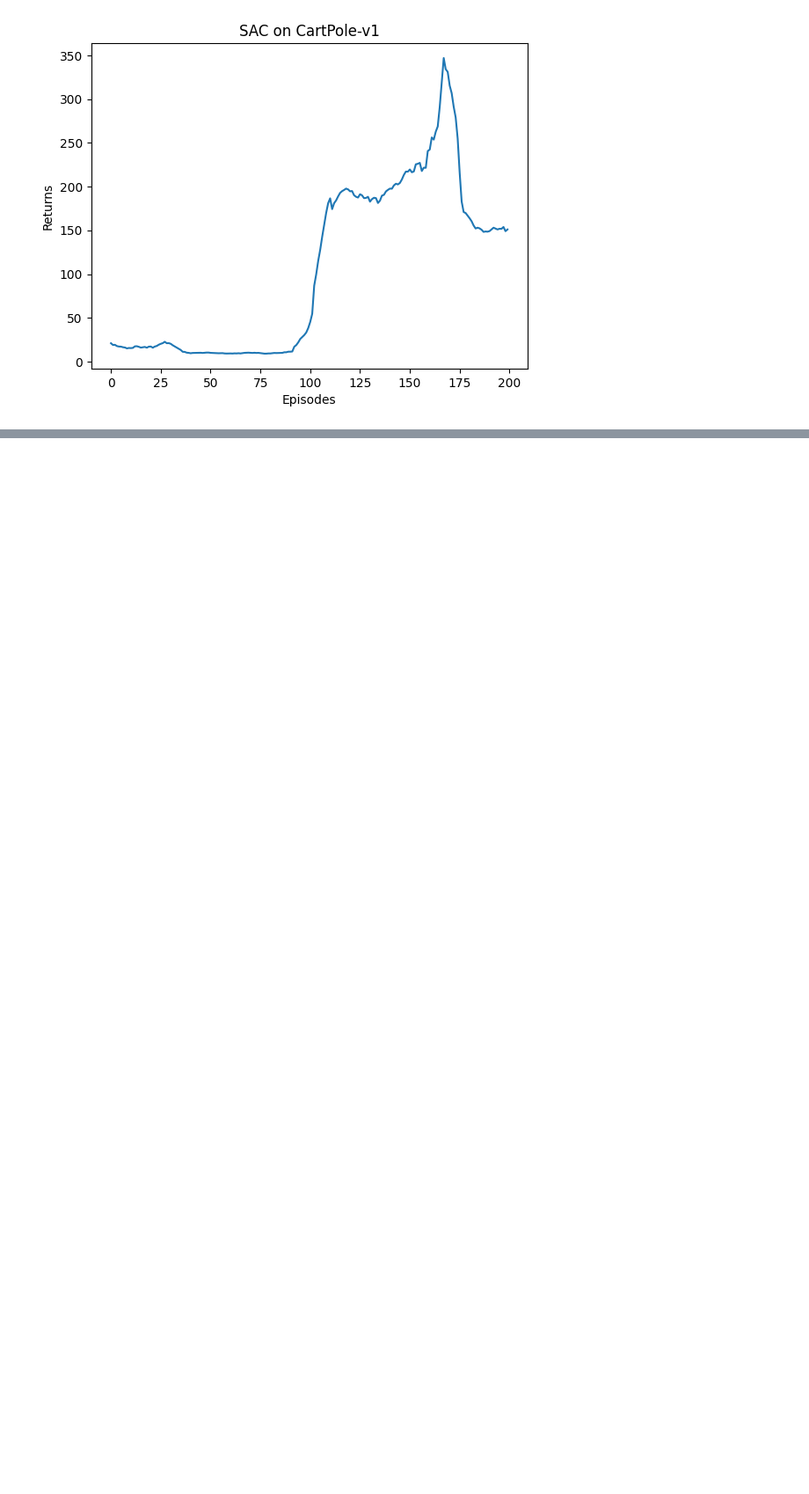
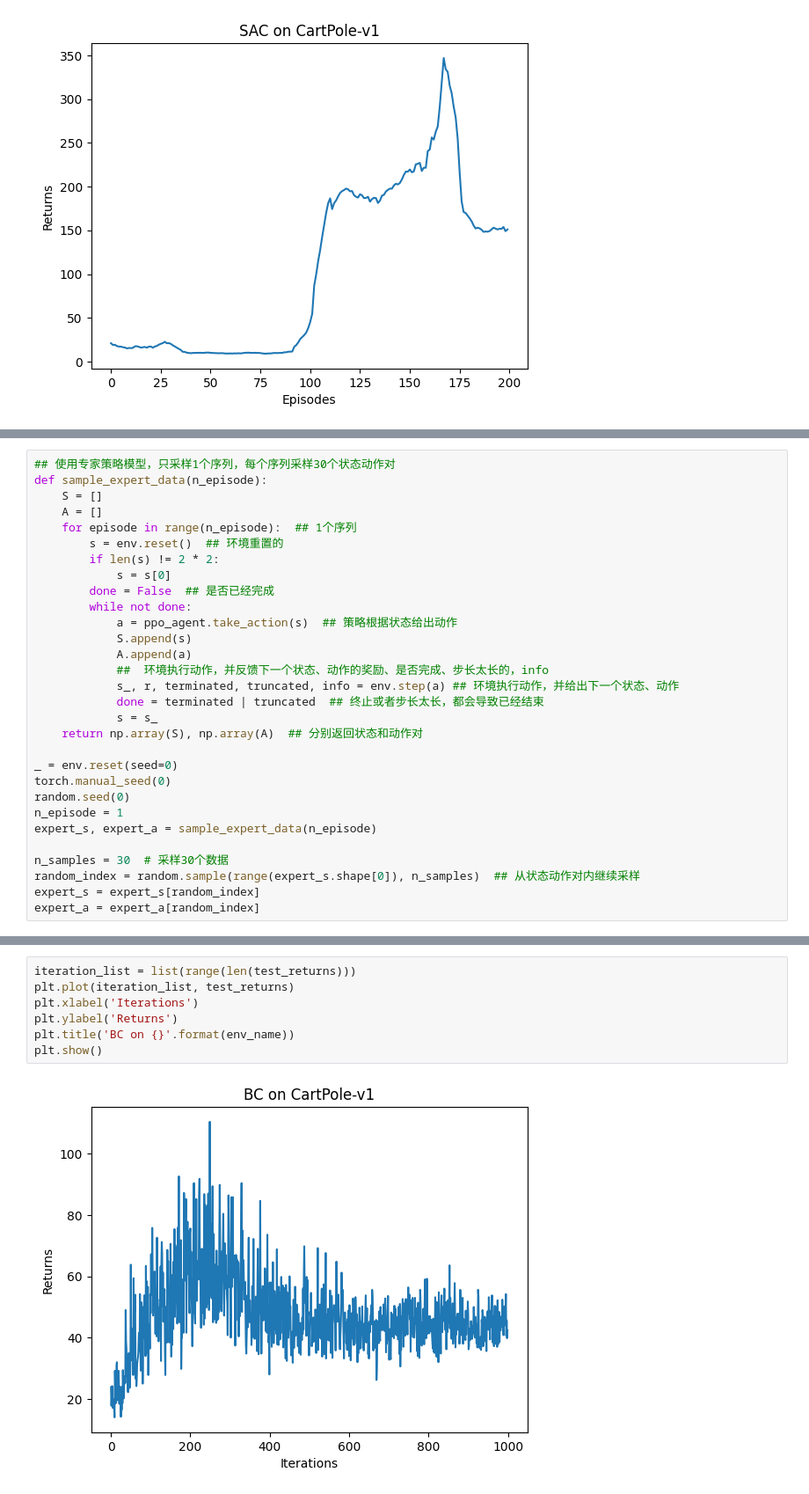
Before and after one commit to lanceyliao/Hands-on-RL, a Jupyter notebook: 合集.ipynb, the cells around one changed output, grey strips where cells are left out. Shown at 88% size. Saved outputs shown, nothing was run; the diff lists cells and outputs as text; blank space fills up the shorter version.

```diff
--- a/合集.ipynb
+++ b/合集.ipynb
@@ -4292,0 +4373,30 @@ plt.show()
+# %%
+## 使用专家策略模型，只采样1个序列，每个序列采样30个状态动作对
+def sample_expert_data(n_episode):
+    S = []
+    A = []
+    for episode in range(n_episode):  ## 1个序列
+        s = env.reset()  ## 环境重置的
+        if len(s) != 2 * 2:
+            s = s[0]
+        done = False  ## 是否已经完成
+        while not done:
+            a = ppo_agent.take_action(s)  ## 策略根据状态给出动作
+            S.append(s)
+            A.append(a)
+            ##  环境执行动作，并反馈下一个状态、动作的奖励、是否完成、步长太长的，info
+            s_, r, terminated, truncated, info = env.step(a) ## 环境执行动作，并给出下一个状态、动作
+            done = terminated | truncated  ## 终止或者步长太长，都会导致已经结束
+            s = s_
+    return np.array(S), np.array(A)  ## 分别返回状态和动作对
+
+_ = env.reset(seed=0)
+torch.manual_seed(0)
+random.seed(0)
+n_episode = 1
+expert_s, expert_a = sample_expert_data(n_episode)
+
+n_samples = 30  # 采样30个数据
+random_index = random.sample(range(expert_s.shape[0]), n_samples)  ## 从状态动作对内继续采样
+expert_s = expert_s[random_index]
+expert_a = expert_a[random_index]
@@ -4292,0 +4477,9 @@ plt.show()
+# %%
+iteration_list = list(range(len(test_returns)))
+plt.plot(iteration_list, test_returns)
+plt.xlabel('Iterations')
+plt.ylabel('Returns')
+plt.title('BC on {}'.format(env_name))
+plt.show()
+# %% [output]
+[figure, added]
```
Also changed, not shown: parts of 16 cells of this notebook, 2 other files.
